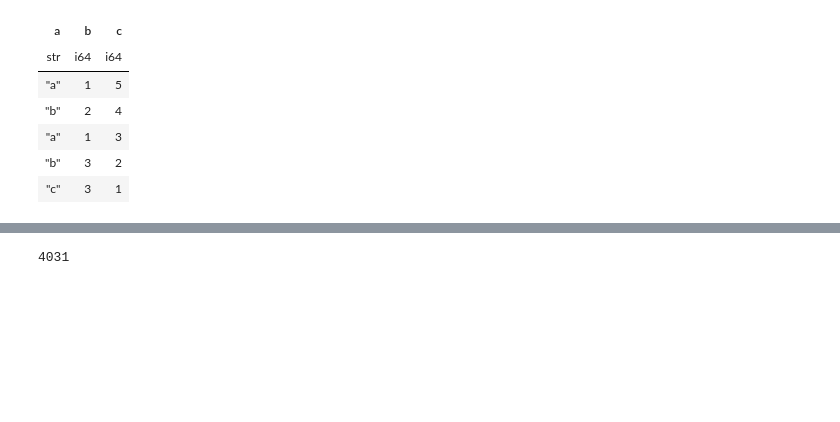
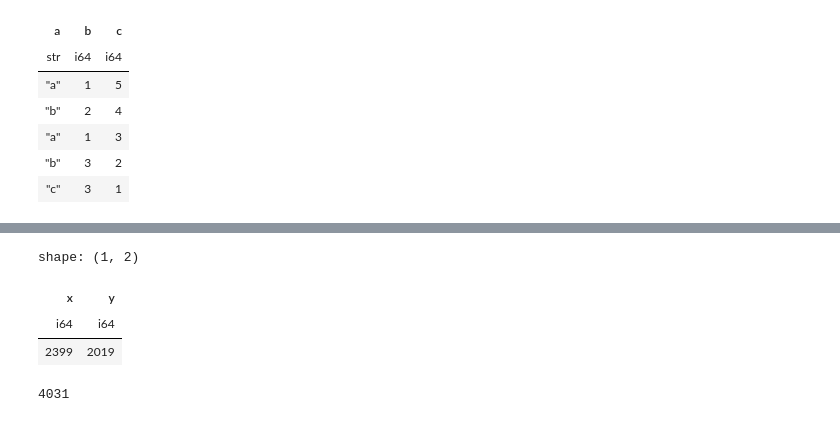
Before and after one commit to granthamtaylor/nerf, a Jupyter notebook: yt_scratch.ipynb, the cells around one changed output, grey strips where cells are left out. Cells and saved outputs as stored; diff of their text form; code cells hidden in the pictures; blank space fills up the shorter version.

```diff
--- a/yt_scratch.ipynb
+++ b/yt_scratch.ipynb
@@ -97,6 +120,12 @@ xx = df.select(
 ).sort("t", "x", "y").group_by("t", "x").agg("c").sort("t", "x").group_by("t").agg("c").get_column("c")
 # %%
 maxes = named.select(pl.max("x"), pl.max("y"))
+maxes
+# %% [output]
+shape: (1, 2)
+| x | y |
+| i64 | i64 |
+| 2399 | 2019 |
 # %%
 maxes["x"][0]
 # %% [output]
```
Also changed, not shown: parts of 12 cells of this notebook, 5 other files.
